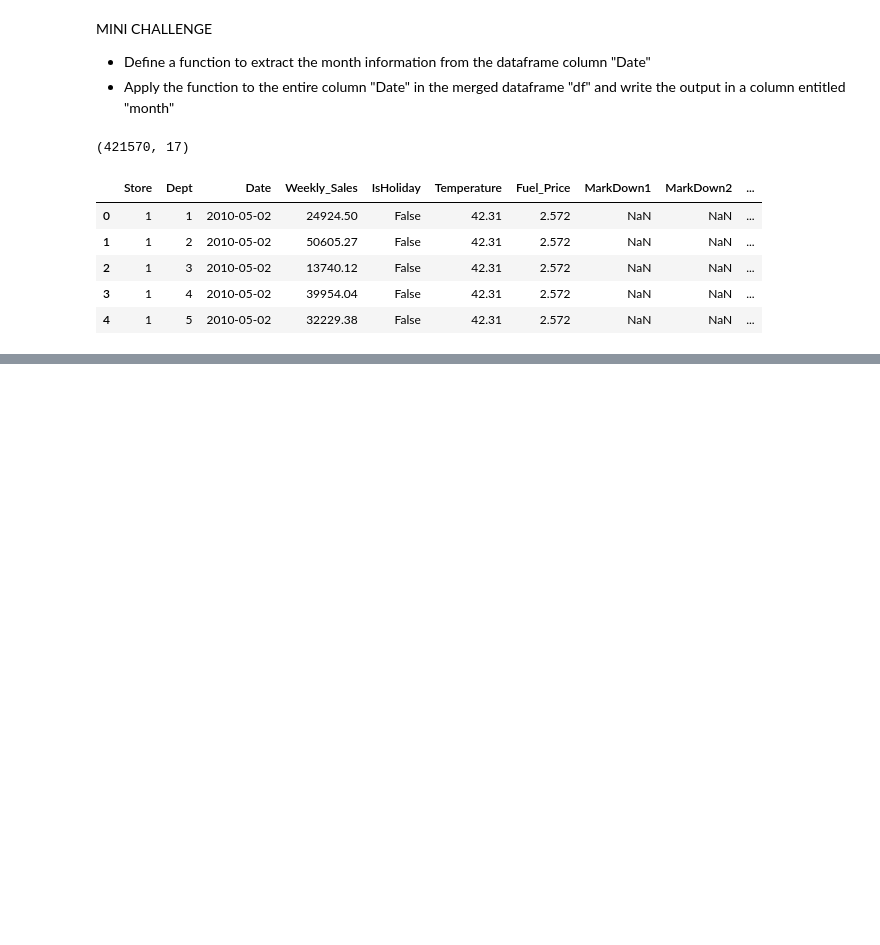
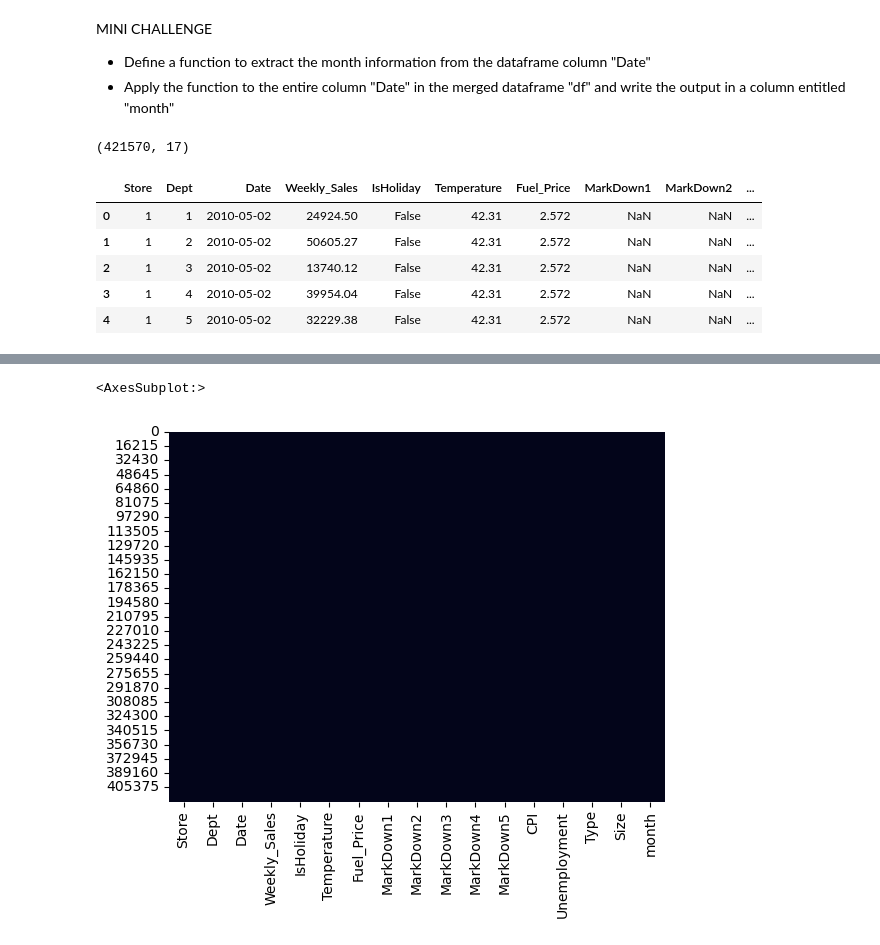
Before and after one commit to RomanRosa/retail_sales_prediction, a Jupyter notebook: xgboost_sales_prediction.ipynb, the cells around one changed output, grey strips where cells are left out. Saved outputs shown, nothing was run; the diff lists cells and outputs as text; code cells hidden in the pictures; blank space fills up the shorter version.

```diff
--- a/xgboost_sales_prediction.ipynb
+++ b/xgboost_sales_prediction.ipynb
@@ -343,0 +373,9 @@ df.head()
+# %%
+# Fill up NaN elements with zeros
+
+df = df.fillna(0)
+# %%
+sns.heatmap(df.isnull(), cbar= False)
+# %% [output]
+<AxesSubplot:>
+[figure, added]
```
Also changed, not shown: parts of 8 cells of this notebook.
